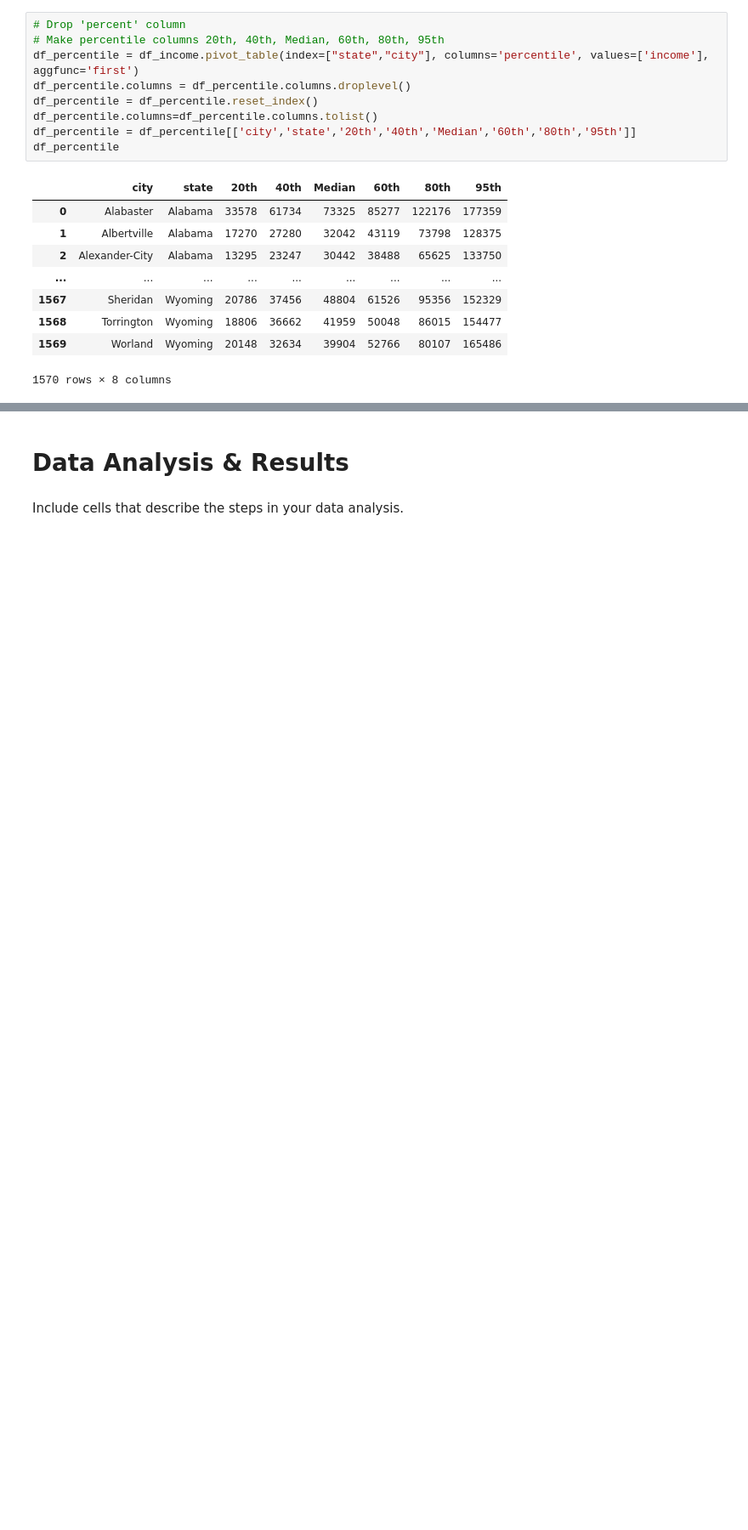
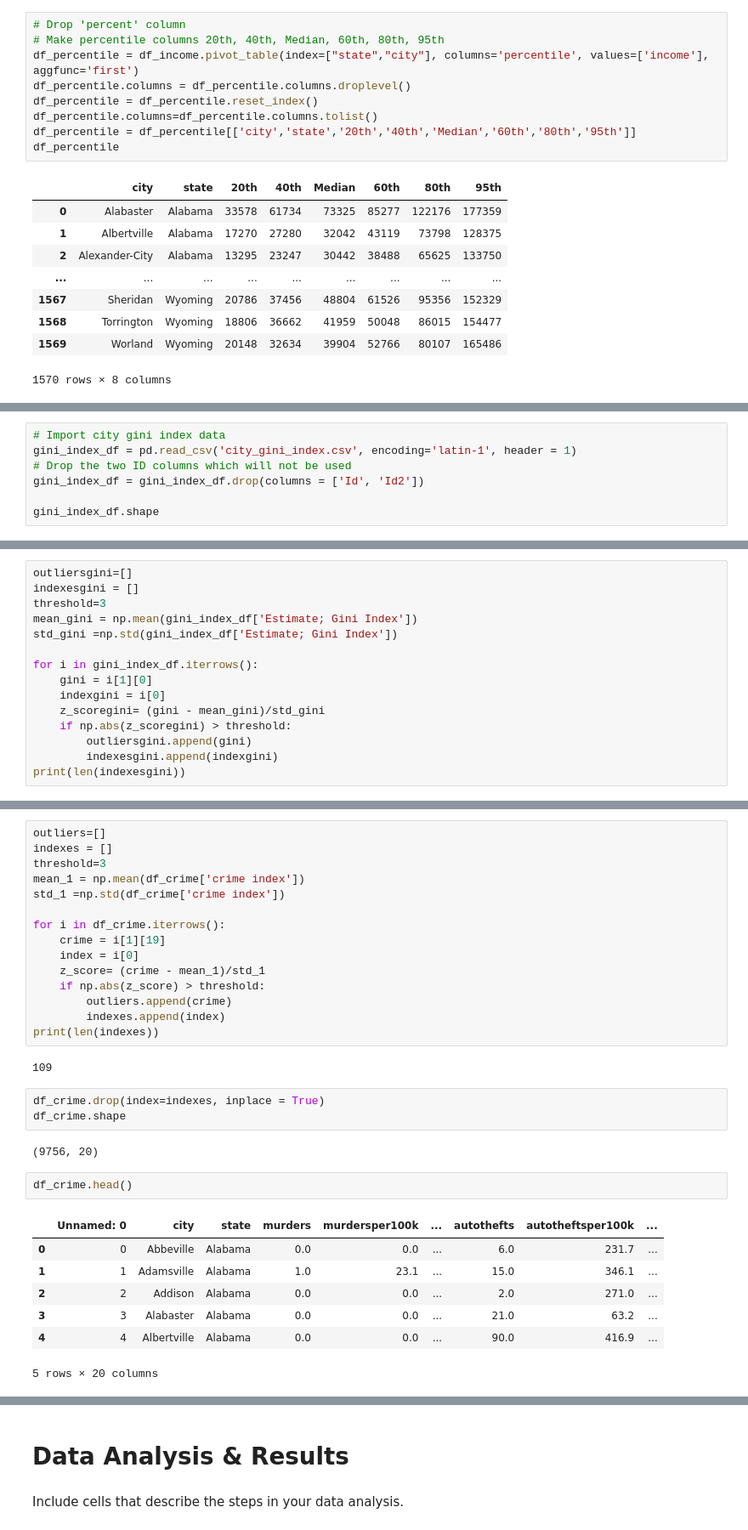
Before and after one commit to ewinterstorm/cogs108_finalproject, a Jupyter notebook: FinalProject.ipynb, the cells around one changed output, grey strips where cells are left out. Shown at 85% size. Drawn from its saved outputs; the diff is of its cells as text; blank space fills up the shorter version.

```diff
--- a/FinalProject.ipynb
+++ b/FinalProject.ipynb
@@ -557,0 +581,7 @@ df.to_csv('income_crime.csv')
+# %%
+# Import city gini index data
+gini_index_df = pd.read_csv('city_gini_index.csv', encoding='latin-1', header = 1)
+# Drop the two ID columns which will not be used
+gini_index_df = gini_index_df.drop(columns = ['Id', 'Id2'])
+
+gini_index_df.shape
@@ -557,0 +693,15 @@ df.to_csv('income_crime.csv')
+# %%
+outliersgini=[]
+indexesgini = []
+threshold=3
+mean_gini = np.mean(gini_index_df['Estimate; Gini Index'])
+std_gini =np.std(gini_index_df['Estimate; Gini Index'])
+
+for i in gini_index_df.iterrows():
+    gini = i[1][0]
+    indexgini = i[0]
+    z_scoregini= (gini - mean_gini)/std_gini
+    if np.abs(z_scoregini) > threshold:
+        outliersgini.append(gini)
+        indexesgini.append(indexgini)
+print(len(indexesgini))
@@ -557,0 +715,32 @@ df.to_csv('income_crime.csv')
+# %%
+outliers=[]
+indexes = []
+threshold=3
+mean_1 = np.mean(df_crime['crime index'])
+std_1 =np.std(df_crime['crime index'])
+
+for i in df_crime.iterrows():
+    crime = i[1][19]
+    index = i[0]
+    z_score= (crime - mean_1)/std_1
+    if np.abs(z_score) > threshold:
+        outliers.append(crime)
+        indexes.append(index)
+print(len(indexes))
+# %% [output]
+109
+# %%
+df_crime.drop(index=indexes, inplace = True)
+df_crime.shape
+# %% [output]
+(9756, 20)
+# %%
+df_crime.head()
+# %% [output]
+|  | Unnamed: 0 | city | state | murders | murdersper100k | ... | autothefts | autotheftsper100k | ... |
+| 0 | 0 | Abbeville | Alabama | 0.0 | 0.0 | ... | 6.0 | 231.7 | ... |
+| 1 | 1 | Adamsville | Alabama | 1.0 | 23.1 | ... | 15.0 | 346.1 | ... |
+| 2 | 2 | Addison | Alabama | 0.0 | 0.0 | ... | 2.0 | 271.0 | ... |
+| 3 | 3 | Alabaster | Alabama | 0.0 | 0.0 | ... | 21.0 | 63.2 | ... |
+| 4 | 4 | Albertville | Alabama | 0.0 | 0.0 | ... | 90.0 | 416.9 | ... |
+5 rows × 20 columns
```
Also changed, not shown: parts of 50 cells of this notebook.
